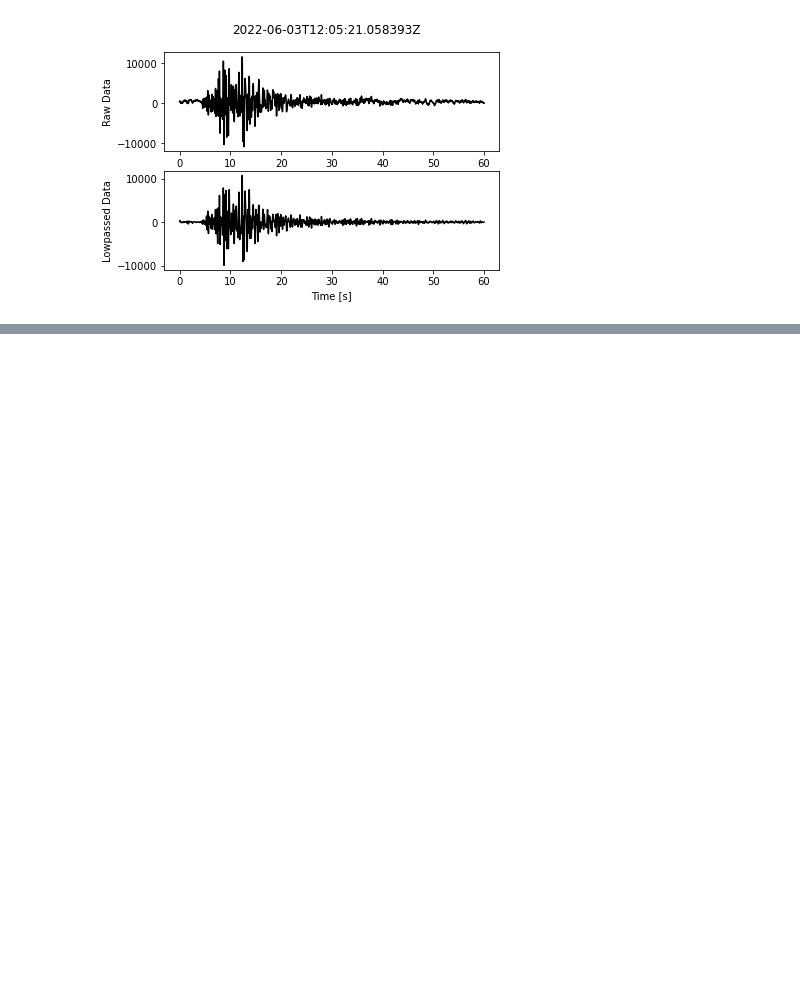
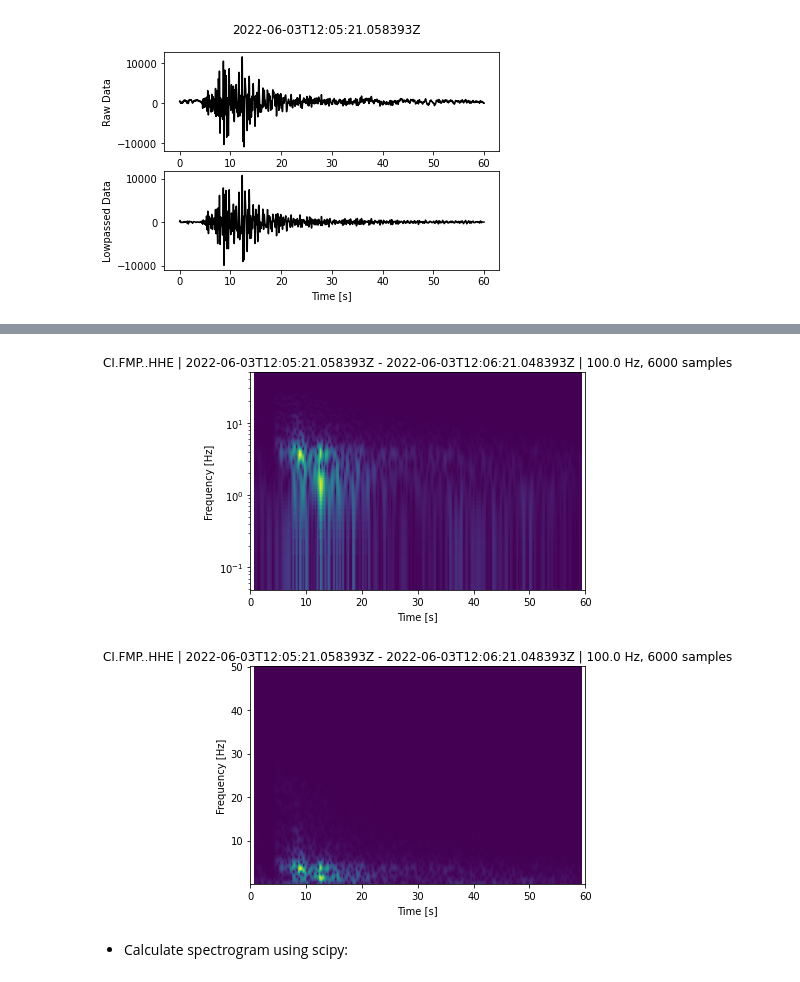
Before and after one commit to AI4EPS/homepage, a Jupyter notebook: classes/pyearth/docs/obspy/signal_processing.ipynb, the cells around one changed output, grey strips where cells are left out. Saved outputs shown, nothing was run; the diff lists cells and outputs as text; code cells hidden in the pictures; blank space fills up the shorter version.

```diff
--- a/classes/pyearth/docs/obspy/signal_processing.ipynb
+++ b/classes/pyearth/docs/obspy/signal_processing.ipynb
@@ -12,0 +18,10 @@ The available filters are: *bandpass, bandstop, lowpass, highpass*
+# %%
+# Read the seismogram
+st = obspy.read("waveforms.mseed")
+st = st.merge(fill_value=0)
+
+tr = st[0]
+
+# Filtering with a lowpass on a copy of the original Trace
+tr_filt = tr.copy()
+tr_filt.filter('bandpass', freqmin=1.0, freqmax=5, corners=4, zerophase=True)
@@ -42,0 +50,9 @@ plt.show()
+# %%
+
+tr.spectrogram(log=True);
+tr.spectrogram(log=False);
+# %% [output]
+[figure, added]
+[figure, added]
+# %% [markdown]
+- Calculate spectrogram using scipy:
```
Also changed, not shown: parts of 8 cells of this notebook.
